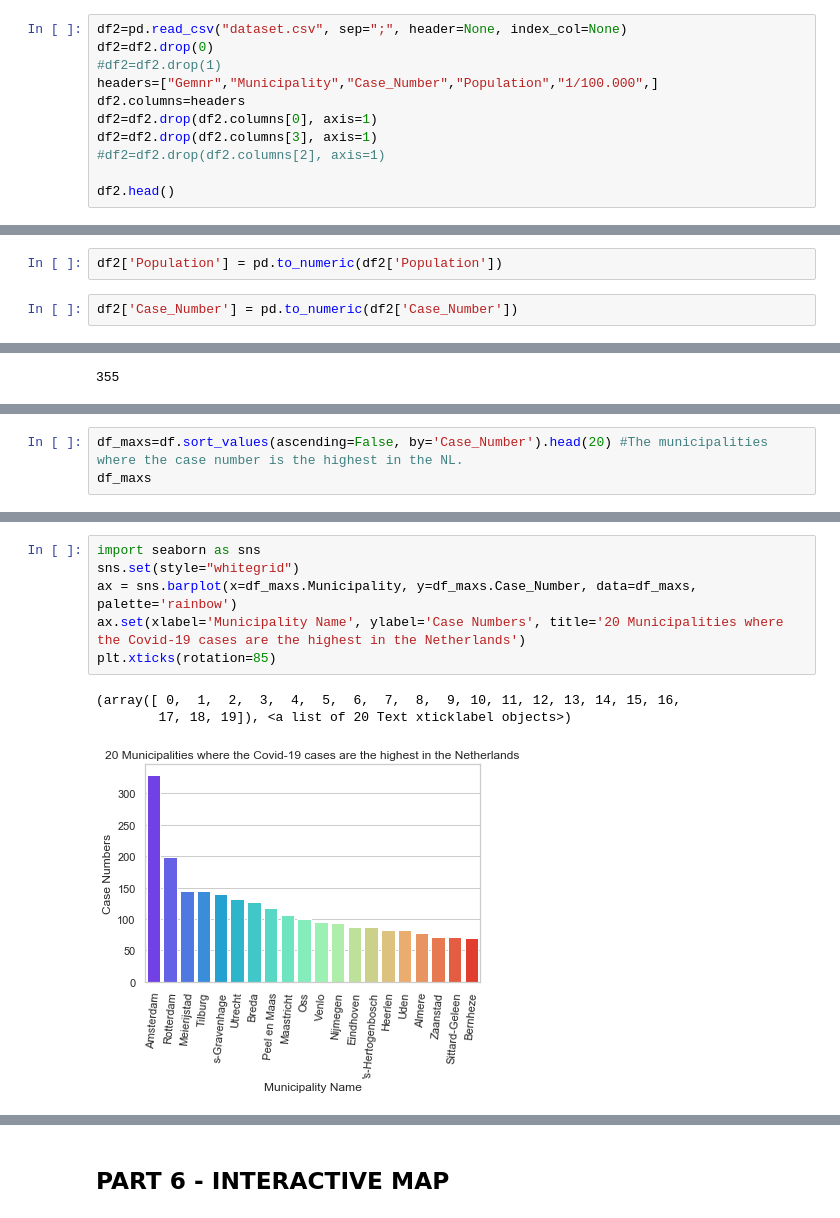
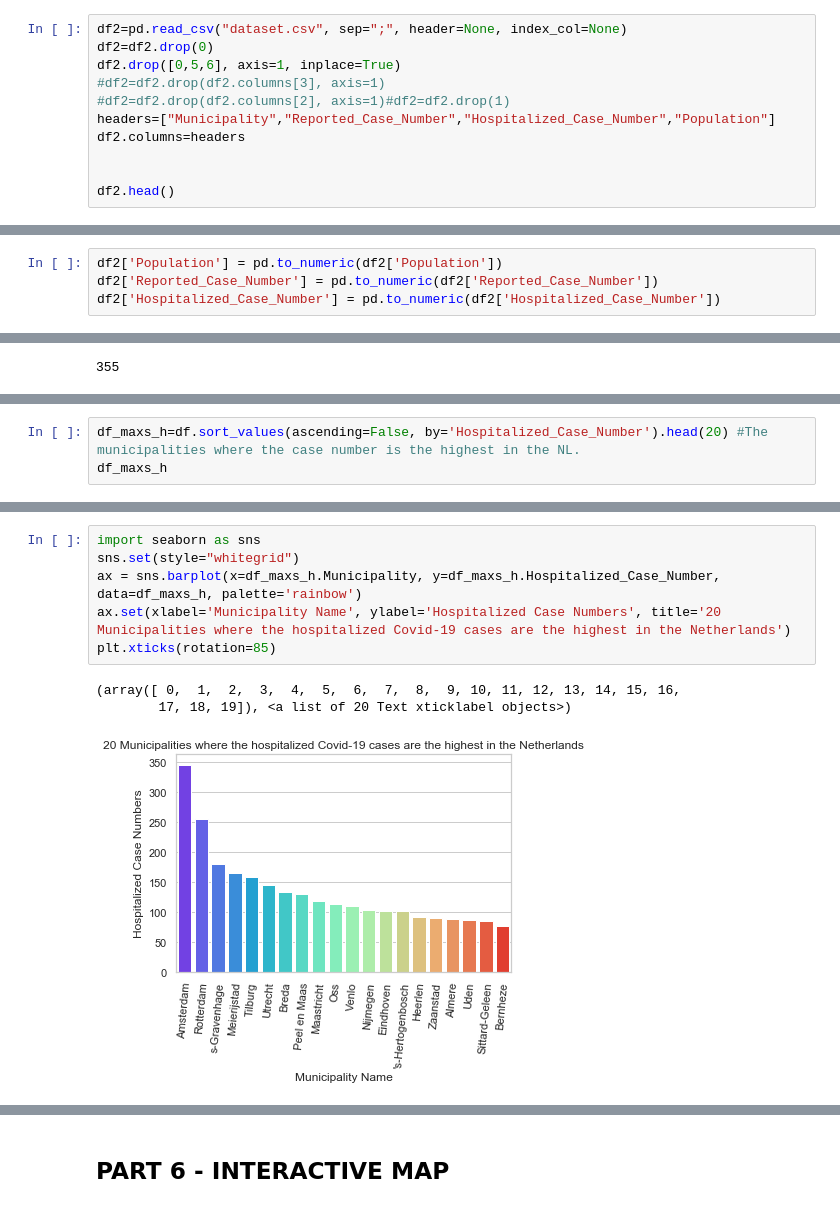
Before and after one commit to IJzerenSteen/CORONA_BY_MUNICIPALITY_NL, a Jupyter notebook: Covid_Mun_NL_REAL_TIME_DATABASE_Latest_Version.ipynb, the cells around one changed output, grey strips where cells are left out. Cells and saved outputs as stored; diff of their text form.

```diff
--- a/Covid_Mun_NL_REAL_TIME_DATABASE_Latest_Version.ipynb
+++ b/Covid_Mun_NL_REAL_TIME_DATABASE_Latest_Version.ipynb
@@ -61,12 +62,12 @@ with open("dataset.csv", "w", encoding="utf-8") as f:
 # %%
 df2=pd.read_csv("dataset.csv", sep=";", header=None, index_col=None)
 df2=df2.drop(0)
-#df2=df2.drop(1)
-headers=["Gemnr","Municipality","Case_Number","Population","1/100.000",]
+df2.drop([0,5,6], axis=1, inplace=True)
+#df2=df2.drop(df2.columns[3], axis=1)
+#df2=df2.drop(df2.columns[2], axis=1)#df2=df2.drop(1)
+headers=["Municipality","Reported_Case_Number","Hospitalized_Case_Number","Population"]
 df2.columns=headers
-df2=df2.drop(df2.columns[0], axis=1)
-df2=df2.drop(df2.columns[3], axis=1)
-#df2=df2.drop(df2.columns[2], axis=1)
+
 
 df2.head()
 # %% [output]
@@ -79,7 +80,7 @@ df2.head()
 # %%
 df2['Population'] = pd.to_numeric(df2['Population'])
+df2['Reported_Case_Number'] = pd.to_numeric(df2['Reported_Case_Number'])
+df2['Hospitalized_Case_Number'] = pd.to_numeric(df2['Hospitalized_Case_Number'])
-# %%
-df2['Case_Number'] = pd.to_numeric(df2['Case_Number'])
 # %%
 df2.dtypes
 # %% [output]
@@ -268,4 +278,4 @@ The case number in  Amsterdam is 330.
 # %%
-df_maxs=df.sort_values(ascending=False, by='Case_Number').head(20) #The municipalities where the case number is the highest in the NL.
-df_maxs
+df_maxs_h=df.sort_values(ascending=False, by='Hospitalized_Case_Number').head(20) #The municipalities where the case number is the highest in the NL.
+df_maxs_h
 # %% [output]
@@ -289,10 +299,10 @@ df_maxs
 # %%
 import seaborn as sns
 sns.set(style="whitegrid")
-ax = sns.barplot(x=df_maxs.Municipality, y=df_maxs.Case_Number, data=df_maxs, palette='rainbow')
-ax.set(xlabel='Municipality Name', ylabel='Case Numbers', title='20 Municipalities where the Covid-19 cases are the highest in the Netherlands')
+ax = sns.barplot(x=df_maxs_h.Municipality, y=df_maxs_h.Hospitalized_Case_Number, data=df_maxs_h, palette='rainbow')
+ax.set(xlabel='Municipality Name', ylabel='Hospitalized Case Numbers', title='20 Municipalities where the hospitalized Covid-19 cases are the highest in the Netherlands')
 plt.xticks(rotation=85)
 # %% [output]
 (array([ 0,  1,  2,  3,  4,  5,  6,  7,  8,  9, 10, 11, 12, 13, 14, 15, 16,
         17, 18, 19]), <a list of 20 Text xticklabel objects>)
-[figure, old version]
+[figure, new version]
```
Also changed, not shown: parts of 25 cells of this notebook.
